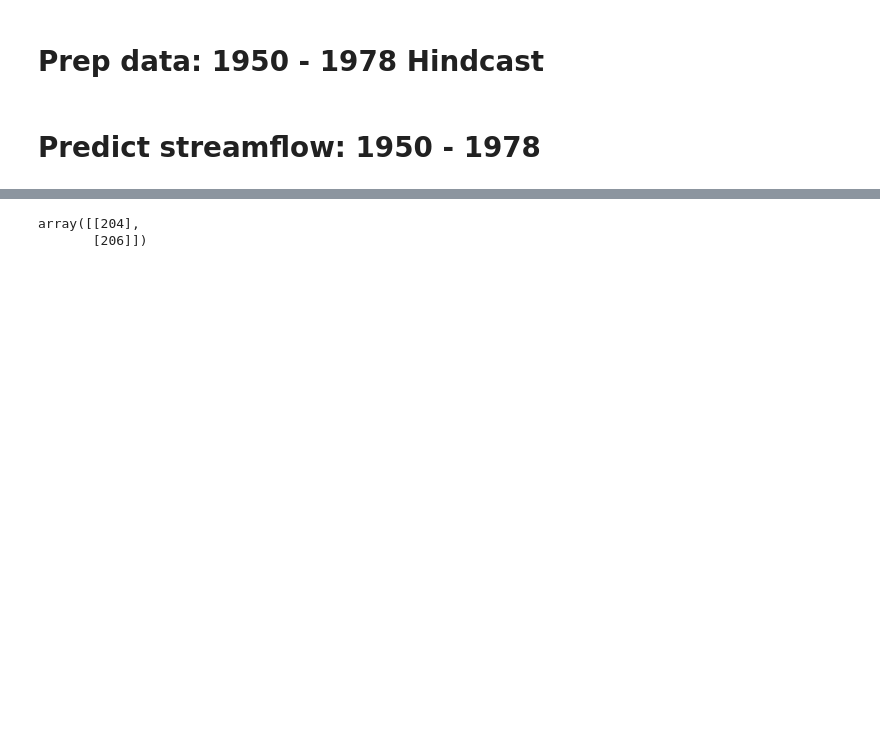
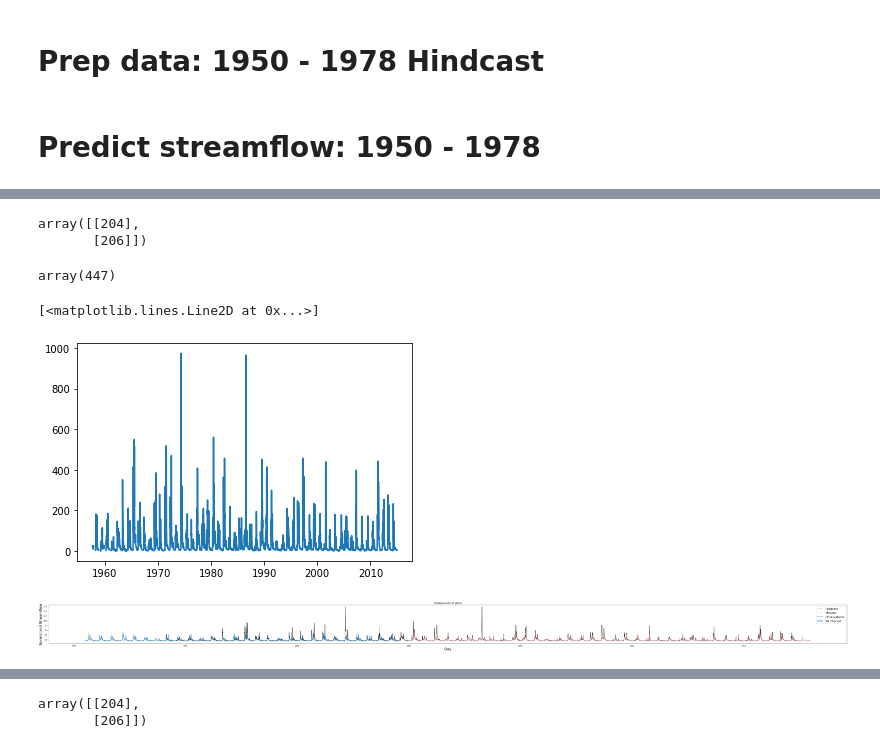
Before and after one commit to andersonsam/cnn_lstm_era, a Jupyter notebook: hindcast.ipynb, the cells around one changed output, grey strips where cells are left out. Cells and saved outputs as stored; diff of their text form; code cells hidden in the pictures; blank space fills up the shorter version.

Commit message:
Better organized hindcast predictions, load hind obs

```diff
--- a/hindcast.ipynb
+++ b/hindcast.ipynb
@@ -764,0 +908,63 @@ y_hind_predict = np.mean(y_hind_predict_fine_runs, axis = 0)
+# %%
+np.argwhere([name.startswith(' PEMBINA') for name in stationNames])
+# %% [output]
+array([[204],
+       [206]])
+# %%
+#ELK: 109
+#BANFF: 141
+#PEMBINA:
+#CHEMAINUS: 31
+#PEMBINA: 206
+ind = 206
+stationName = stationNames[ind]
+
+ind_long = np.squeeze(np.argwhere([name.startswith(stationName) for name in stationNames_long]))
+ind_long
+# %% [output]
+array(447)
+# %%
+plt.plot(flowDate_long, F_long[ind_long,:])
+# %% [output]
+[<matplotlib.lines.Line2D at 0x...>]
+[figure, added]
+# %%
+saveIt = 1
+
+# ind = 141 #141 is bow at banff
+rgb = '#1f77b4' #colour for shading that I like (picked from coolors.co)
+rgb_mod = '#CF9893'
+
+fig, ax = plt.subplots(nrows =1, ncols = 1, figsize = (80,4))
+
+fb_hind1 = y_hind_predict[:,ind] - 2*y_hind_std[:,ind]
+fb_hind2 = y_hind_predict[:,ind] + 2*y_hind_std[:,ind]
+
+fb_mod1 = y_modern_predict[:,ind] - 2*y_modern_std[:,ind]
+fb_mod2 = y_modern_predict[:,ind] + 2*y_modern_std[:,ind]
+
+#hindcast model
+ax.plot(eraDate_hind[365:-1], y_hind_predict[:,ind], label = 'Hindcast', color = rgb, linewidth = 1)
+ax.fill_between(eraDate_hind[365:-1], fb_hind1, fb_hind2, alpha = 0.3, label = '2\u03C3 interval', color = rgb)
+
+#modern model
+ax.plot(eraDate_modern[365:], y_modern_predict[:,ind], label = 'Modern', color = rgb_mod, linewidth = 1)
+ax.fill_between(eraDate_modern[365:], fb_mod1, fb_mod2, alpha = 0.3, color = rgb_mod)
+
+#entire observation
+ax.plot(flowDate_long, (F_long[ind_long,:] - Fmean[ind]) / Fstd[ind], 'k', label = 'Observations', zOrder = 0)
+
+ax.set_ylabel('Normalized Streamflow', fontsize = fs)
+ax.set_xlabel('Day', fontsize = fs)
+ax.set_title(stationNames[ind])
+ax.legend(fontsize = fs-4)
+
+# ax.set_xlim((
+#     datetime(2001,1,1),
+#     datetime(2009,1,1)
+# ))
+
+if saveIt:
+  plt.savefig(stationNames[ind] + '_hind_modern.png', bbox_inches = 'tight', dpi = 250)
+# %% [output]
+[figure, added]
```
Also changed, not shown: parts of 22 cells of this notebook.
